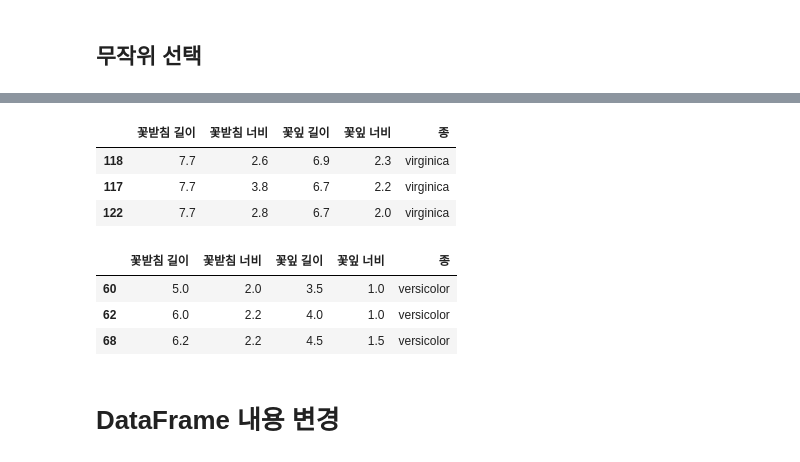
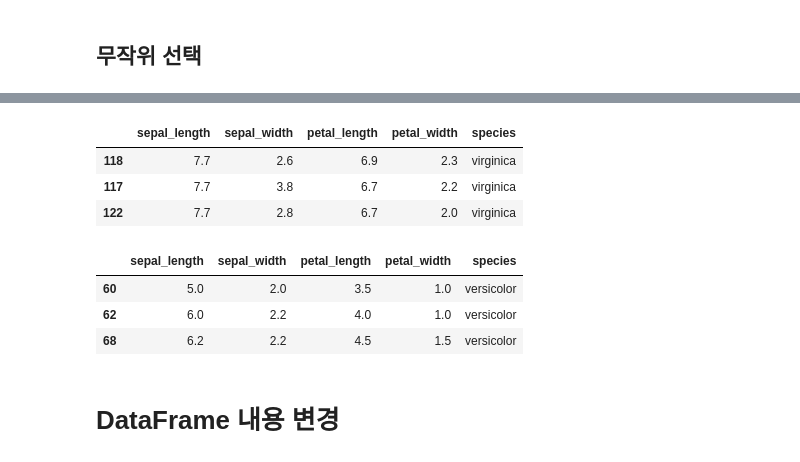
Before and after one commit to danielykim/python-guide2, a Jupyter notebook: practical-pandas.ipynb, the cells around one changed output, grey strips where cells are left out. Saved outputs shown, nothing was run; the diff lists cells and outputs as text; code cells hidden in the pictures.

```diff
--- a/practical-pandas.ipynb
+++ b/practical-pandas.ipynb
@@ -296,14 +312,14 @@ df.sample(n=10)
 # %%
-df.nlargest(3, '꽃잎 길이')
+df.nlargest(3, 'petal_length')
 # %% [output]
-|  | 꽃받침 길이 | 꽃받침 너비 | 꽃잎 길이 | 꽃잎 너비 | 종 |
+|  | sepal_length | sepal_width | petal_length | petal_width | species |
 | 118 | 7.7 | 2.6 | 6.9 | 2.3 | virginica |
 | 117 | 7.7 | 3.8 | 6.7 | 2.2 | virginica |
 | 122 | 7.7 | 2.8 | 6.7 | 2.0 | virginica |
 # %%
-df.nsmallest(3, '꽃받침 너비')
+df.nsmallest(3, 'sepal_width')
 # %% [output]
-|  | 꽃받침 길이 | 꽃받침 너비 | 꽃잎 길이 | 꽃잎 너비 | 종 |
+|  | sepal_length | sepal_width | petal_length | petal_width | species |
 | 60 | 5.0 | 2.0 | 3.5 | 1.0 | versicolor |
 | 62 | 6.0 | 2.2 | 4.0 | 1.0 | versicolor |
 | 68 | 6.2 | 2.2 | 4.5 | 1.5 | versicolor |
```
Also changed, not shown: parts of 47 cells of this notebook.
